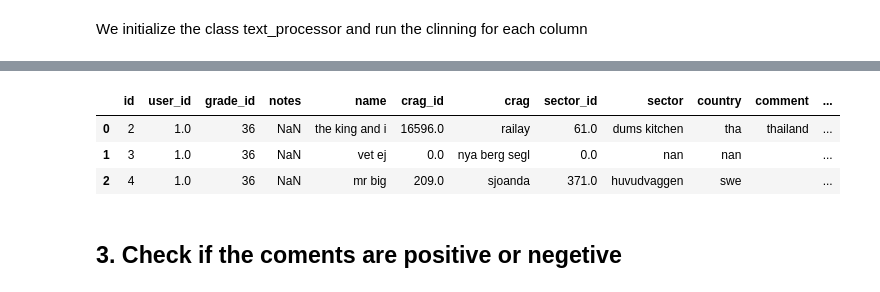
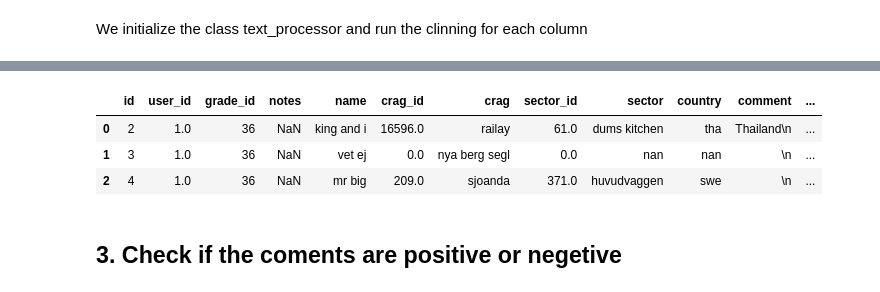
Before and after one commit to jordi-zaragoza/Climbing-Route-Recommender, a Jupyter notebook: src/1.get_routes_table.ipynb, the cells around one changed output, grey strips where cells are left out. Cells and saved outputs as stored; diff of their text form; code cells hidden in the pictures.

```diff
--- a/src/1.get_routes_table.ipynb
+++ b/src/1.get_routes_table.ipynb
@@ -83,17 +85,17 @@ ascent_df2.head(3)
 # %% [markdown]
 We initialize the class text_processor and run the clinning for each column
 # %%
+# %%time
 # ascent_df2_2 = ascent_df2.copy()
 # ascent_df2_2['name'] = txt.cleaning_function(ascent_df2_2.name)
 # ascent_df2_2['sector'] = txt.cleaning_function(ascent_df2_2.sector)
 # ascent_df2_2['crag'] = txt.cleaning_function(ascent_df2_2.crag)
 # ascent_df2_2['country'] = txt.cleaning_function(ascent_df2_2.country)
-# ascent_df2_2['comment'] = txt.cleaning_function(ascent_df2_2.comment)
 '''
 CAUTION:
 this piece of code above takes:
-CPU times: user 2min 45s, sys: 739 ms, total: 2min 46s
-Wall time: 2min 47s
+CPU times: user 4min 34s, sys: 907 ms, total: 4min 34s
+Wall time: 4min 37s
 '''
 ascent_df2_2.head(3)
 # %% [output]
@@ -100,7 +104,7 @@ ascent_df2_2.head(3)
 |  | id | user_id | grade_id | notes | name | crag_id | crag | sector_id | sector | country | comment | ... |
-| 0 | 2 | 1.0 | 36 | NaN | the king and i | 16596.0 | railay | 61.0 | dums kitchen | tha | thailand | ... |
-| 1 | 3 | 1.0 | 36 | NaN | vet ej | 0.0 | nya berg segl | 0.0 | nan | nan |  | ... |
-| 2 | 4 | 1.0 | 36 | NaN | mr big | 209.0 | sjoanda | 371.0 | huvudvaggen | swe |  | ... |
+| 0 | 2 | 1.0 | 36 | NaN | king and i | 16596.0 | railay | 61.0 | dums kitchen | tha | Thailand\n | ... |
+| 1 | 3 | 1.0 | 36 | NaN | vet ej | 0.0 | nya berg segl | 0.0 | nan | nan | \n | ... |
+| 2 | 4 | 1.0 | 36 | NaN | mr big | 209.0 | sjoanda | 371.0 | huvudvaggen | swe | \n | ... |
 # %% [markdown]
 ## 3. Check if the coments are positive or negetive
 # %% [markdown]
```
Also changed, not shown: parts of 31 cells of this notebook, 11 other files.
